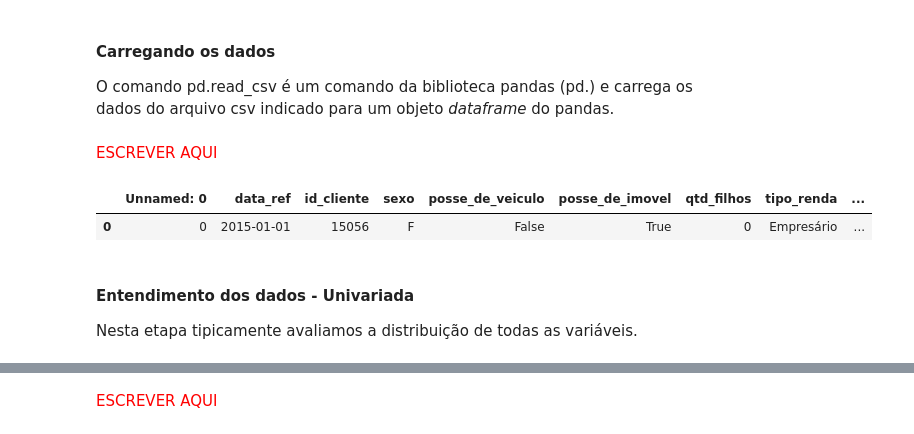
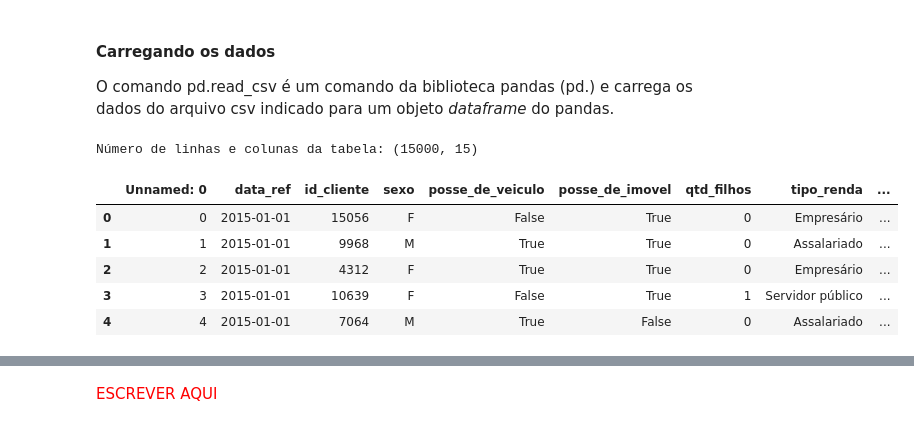
Before and after one commit to marceloaires7/EBAC-Aulas, a Jupyter notebook: Modulo16/notebooks/projeto 2/projeto-2.ipynb, the cells around one changed output, grey strips where cells are left out. Saved outputs shown, nothing was run; the diff lists cells and outputs as text; code cells hidden in the pictures.

```diff
--- a/Modulo16/notebooks/projeto 2/projeto-2.ipynb
+++ b/Modulo16/notebooks/projeto 2/projeto-2.ipynb
@@ -44,5 +82,3 @@
 # %% [markdown]
 #### Carregando os dados
 O comando pd.read_csv é um comando da biblioteca pandas (pd.) e carrega os dados do arquivo csv indicado para um objeto *dataframe* do pandas.
-# %% [markdown]
-<span style="color:red">ESCREVER AQUI</span>
@@ -55,9 +88,13 @@ from pandas_profiling import ProfileReport
 renda = pd.read_csv('./input/previsao_de_renda.csv')
-# %%
-renda.head(1)
-# %% [output]
-|  | Unnamed: 0 | data_ref | id_cliente | sexo | posse_de_veiculo | posse_de_imovel | qtd_filhos | tipo_renda | ... |
-| 0 | 0 | 2015-01-01 | 15056 | F | False | True | 0 | Empresário | ... |
-# %% [markdown]
-#### Entendimento dos dados - Univariada
-Nesta etapa tipicamente avaliamos a distribuição de todas as variáveis.
+# %%
+# Amostragem de Dados
+print ("Número de linhas e colunas da tabela: {}".format(renda.shape))
+renda.head()
+# %% [output]
+Número de linhas e colunas da tabela: (15000, 15)
+|  | Unnamed: 0 | data_ref | id_cliente | sexo | posse_de_veiculo | posse_de_imovel | qtd_filhos | tipo_renda | ... |
+| 0 | 0 | 2015-01-01 | 15056 | F | False | True | 0 | Empresário | ... |
+| 1 | 1 | 2015-01-01 | 9968 | M | True | True | 0 | Assalariado | ... |
+| 2 | 2 | 2015-01-01 | 4312 | F | True | True | 0 | Empresário | ... |
+| 3 | 3 | 2015-01-01 | 10639 | F | False | True | 1 | Servidor público | ... |
+| 4 | 4 | 2015-01-01 | 7064 | M | True | False | 0 | Assalariado | ... |
```
Also changed, not shown: parts of 14 cells of this notebook, 2 other files.
